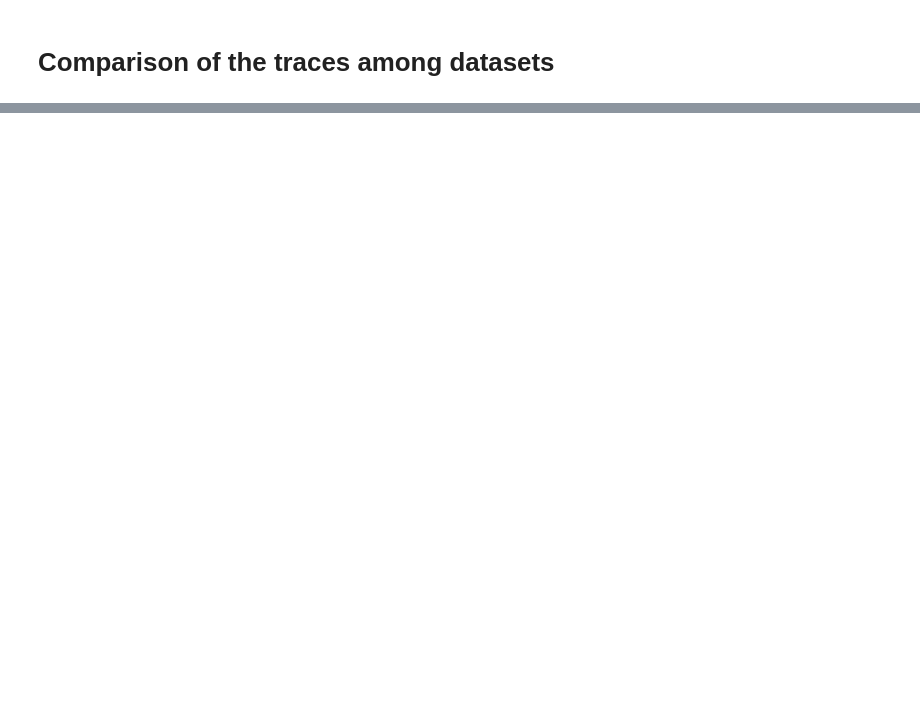
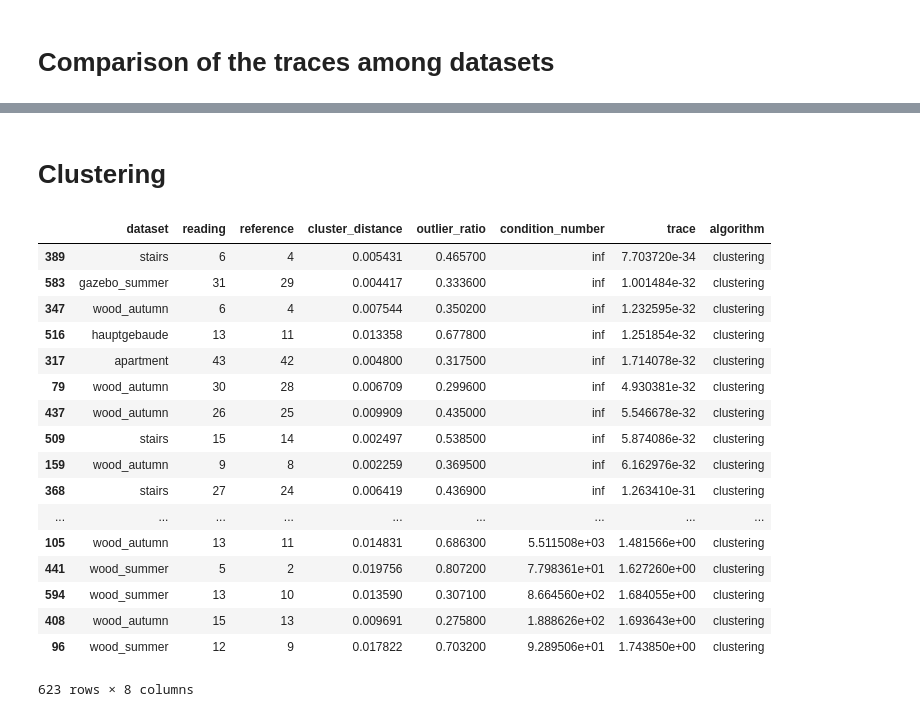
Before and after one commit to davidlandry93/registration-covariance-analysis, a Jupyter notebook: notebooks/Central Cluster Selection.ipynb, the cells around one changed output, grey strips where cells are left out. Drawn from its saved outputs; the diff is of its cells as text; code cells hidden in the pictures; blank space fills up the shorter version.

```diff
--- a/notebooks/Central Cluster Selection.ipynb
+++ b/notebooks/Central Cluster Selection.ipynb
@@ -32,11 +61,11 @@ plt.show()
 # %%
 summary1 = pd.read_csv('/home/dlandry/dataset/2018-04-23-normal-estimates-summary.csv')
 summary1['algorithm'] = 'sampling'
-#summary2 = pd.read_csv('/home/dlandry/dataset/2018-04-24-censi-summary.csv')
-#summary2['algorithm'] = 'censi'
-summary3 = pd.read_csv('/home/dlandry/dataset/2018-04-19-summary.csv')
-summary3['algorithm'] = 'clustering'
+summary2 = pd.read_csv('/home/dlandry/dataset/2018-04-24-censi-summary.csv')
+summary2['algorithm'] = 'censi'
+clustering_summary = pd.read_csv('/home/dlandry/dataset/2018-04-19-summary.csv')
+clustering_summary['algorithm'] = 'clustering'
 
-big_summary = pd.concat([summary1, summary3])
+big_summary = pd.concat([summary1, summary2, clustering_summary])
 # %%
 big_summary
@@ -50,0 +102,23 @@ plt.gcf().set_size_inches((12,6))
+# %% [markdown]
+# Clustering
+# %%
+clustering_summary.sort_values(by='trace')
+# %% [output]
+|  | dataset | reading | reference | cluster_distance | outlier_ratio | condition_number | trace | algorithm |
+| 389 | stairs | 6 | 4 | 0.005431 | 0.465700 | inf | 7.703720e-34 | clustering |
+| 583 | gazebo_summer | 31 | 29 | 0.004417 | 0.333600 | inf | 1.001484e-32 | clustering |
+| 347 | wood_autumn | 6 | 4 | 0.007544 | 0.350200 | inf | 1.232595e-32 | clustering |
+| 516 | hauptgebaude | 13 | 11 | 0.013358 | 0.677800 | inf | 1.251854e-32 | clustering |
+| 317 | apartment | 43 | 42 | 0.004800 | 0.317500 | inf | 1.714078e-32 | clustering |
+| 79 | wood_autumn | 30 | 28 | 0.006709 | 0.299600 | inf | 4.930381e-32 | clustering |
+| 437 | wood_autumn | 26 | 25 | 0.009909 | 0.435000 | inf | 5.546678e-32 | clustering |
+| 509 | stairs | 15 | 14 | 0.002497 | 0.538500 | inf | 5.874086e-32 | clustering |
+| 159 | wood_autumn | 9 | 8 | 0.002259 | 0.369500 | inf | 6.162976e-32 | clustering |
+| 368 | stairs | 27 | 24 | 0.006419 | 0.436900 | inf | 1.263410e-31 | clustering |
+| ... | ... | ... | ... | ... | ... | ... | ... | ... |
+| 105 | wood_autumn | 13 | 11 | 0.014831 | 0.686300 | 5.511508e+03 | 1.481566e+00 | clustering |
+| 441 | wood_summer | 5 | 2 | 0.019756 | 0.807200 | 7.798361e+01 | 1.627260e+00 | clustering |
+| 594 | wood_summer | 13 | 10 | 0.013590 | 0.307100 | 8.664560e+02 | 1.684055e+00 | clustering |
+| 408 | wood_autumn | 15 | 13 | 0.009691 | 0.275800 | 1.888626e+02 | 1.693643e+00 | clustering |
+| 96 | wood_summer | 12 | 9 | 0.017822 | 0.703200 | 9.289506e+01 | 1.743850e+00 | clustering |
+623 rows × 8 columns
```
Also changed, not shown: parts of 8 cells of this notebook, 11 other files.
